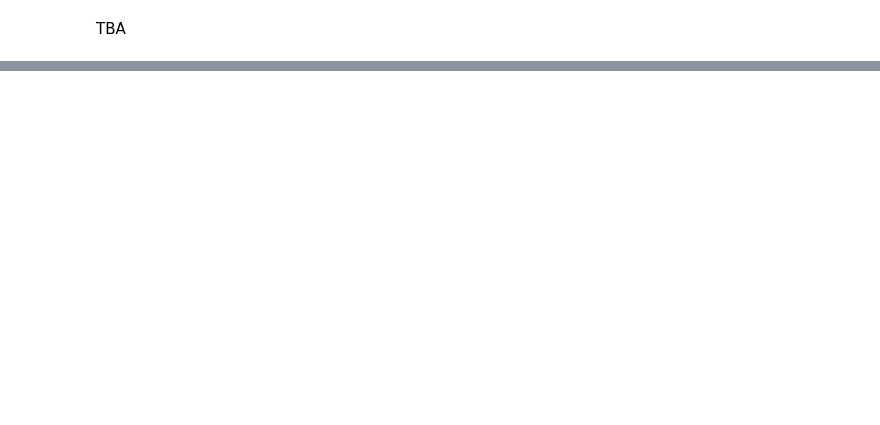
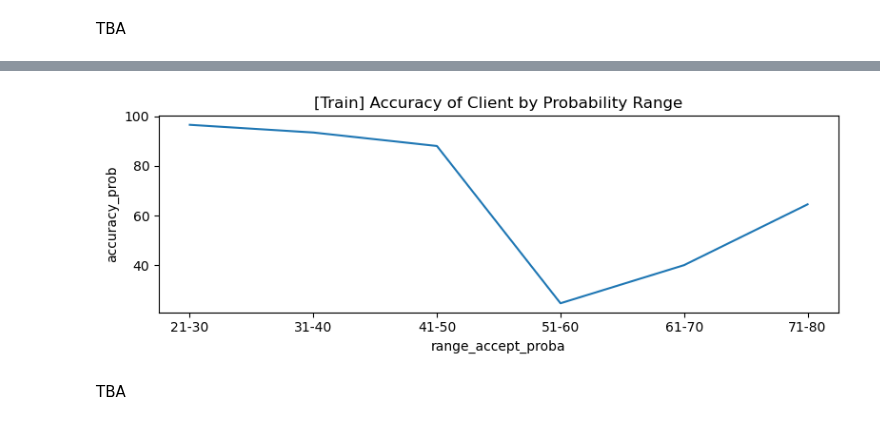
Before and after one commit to clarentcelsia/Analytics, a Jupyter notebook: ml/bank_telemarketing.ipynb, the cells around one changed output, grey strips where cells are left out. Cells and saved outputs as stored; diff of their text form; code cells hidden in the pictures; blank space fills up the shorter version.

```diff
--- a/ml/bank_telemarketing.ipynb
+++ b/ml/bank_telemarketing.ipynb
@@ -1613,0 +2344,14 @@ TBA
+# %%
+client_proba_train = tuned_gradboost.predict_proba(X_train)
+client_proba_train_pred = tuned_gradboost.predict(X_train)
+# %%
+train_proba = X_train.copy()
+
+train_proba['accept_proba'] = client_proba_train[:, 1]
+train_proba['acceptance'] = client_proba_train_pred
+# %%
+merge_proba_train = pd.concat([train_proba, y_train], axis=1)
+merge_proba_train['range_accept_proba'] = merge_proba_train['accept_proba'].apply(client_probability)
+
+t_train = pd.crosstab(index=merge_proba_train['range_accept_proba'], columns=merge_proba_train['y'], values=merge_proba_train['y'], aggfunc='count', normalize='index')*100
+t_train['accuracy_prob'] = np.where(t_train.index.isin(['0-10', '11-20', '21-30', '31-40', '41-50']), t_train[0], t_train[1])
@@ -1613,0 +2369,9 @@ TBA
+# %%
+plt.figure(figsize=(8,3))
+sns.lineplot(data=t_train, x=t_train.index, y='accuracy_prob')
+plt.title('[Train] Accuracy of Client by Probability Range')
+plt.tight_layout();
+# %% [output]
+[figure, added]
+# %% [markdown]
+TBA
```
Also changed, not shown: parts of 92 cells of this notebook.
